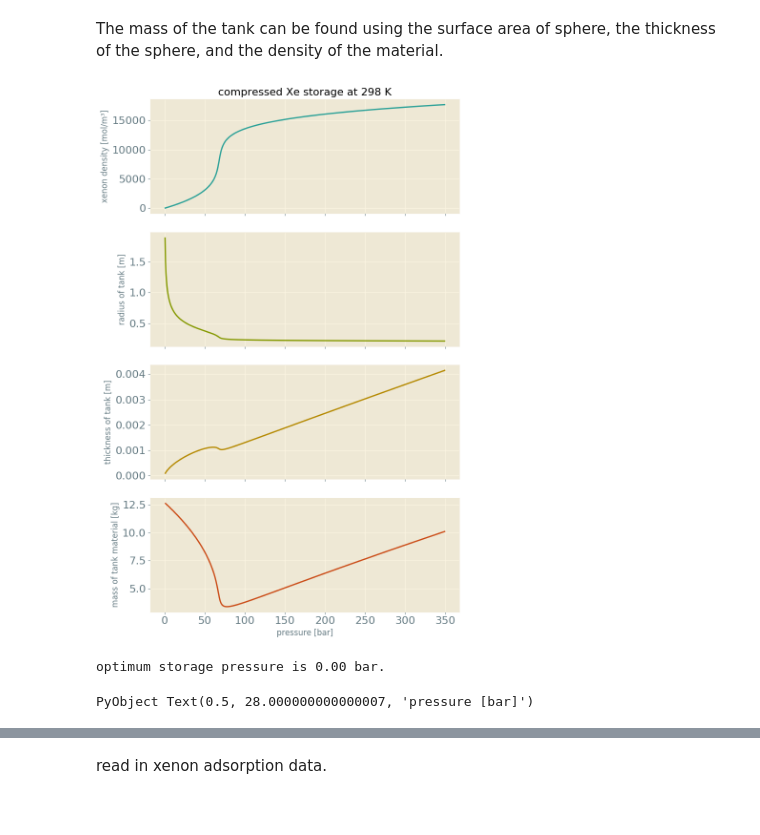
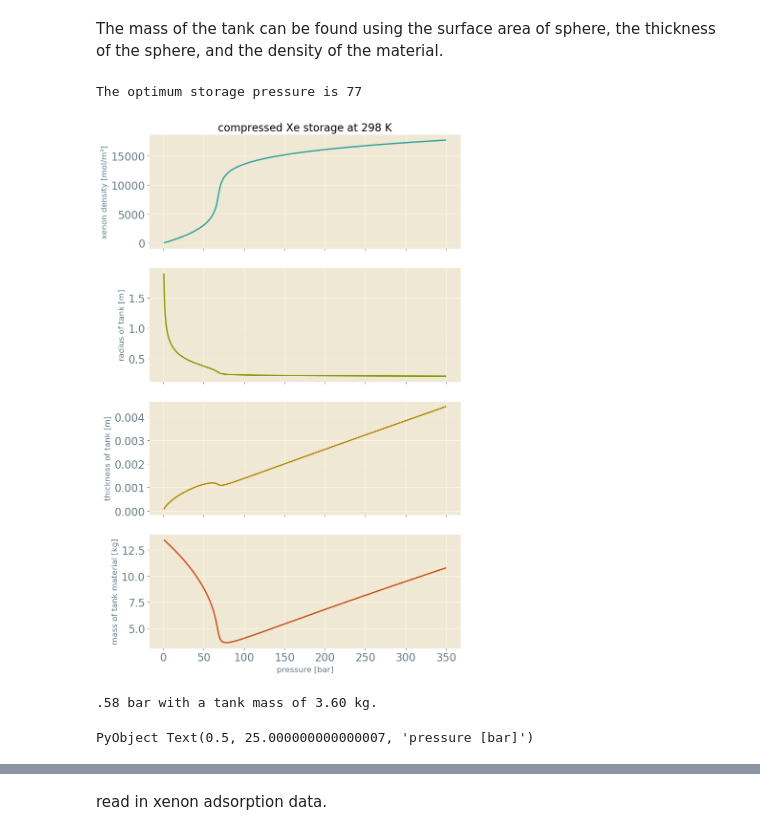
Before and after one commit to SimonEnsemble/PropellantStorage, a Jupyter notebook: Xe_Propellant_Storage.ipynb, the cells around one changed output, grey strips where cells are left out. Drawn from its saved outputs; the diff is of its cells as text; code cells hidden in the pictures.

```diff
--- a/Xe_Propellant_Storage.ipynb
+++ b/Xe_Propellant_Storage.ipynb
@@ -124,7 +123,7 @@ volume_cxe_tank = mol_desired_xe_propellant ./ ρ_xe; # m³
 # %% [markdown]
 Assuming the tank is spherical, we can calculate the radius of the tank for each choice of storage pressure.
 # %%
-radius_cxe_tank = (V_cXe_tank * 3 / (4 * π)) .^ (1 / 3); # m
+radius_cxe_tank = (volume_cxe_tank * 3 / (4 * π)) .^ (1 / 3); # m
 # %% [markdown]
 We apply the thin-walled tank stress model to obtain the minimum wall thickness required to contain the pressure of the compressed xenon. Thickness is found using the free-body diagram of a spherical, thin-walled tank. By taking the force of the fluid over a cross-sectional area ($P \pi  r ^ 2$) set equal to the force of the tank walls over the circumference, including the yield strength and thickness of the wall ($2 \pi  r \sigma  t$). We then isolate $t$ to solve for the thickness.
 
@@ -136,30 +135,32 @@ thickness_cxe_tank = pressures .* radius_cxe_tank / (2 * σ_tank_material); # ta
 # %% [markdown]
 The mass of the tank can be found using the surface area of sphere, the thickness of the sphere, and the density of the material.
 # %%
-mass_cxe_tank_material = ρ_tank_material * 4 * π * radius_cxe_tank .^ 2 .* thickness_cxe_tank; # kg
+mass_cxe_tank_material = ρ_tank_material * (4 * π) * (radius_cxe_tank .^ 2) .* thickness_cxe_tank; # kg
 # %%
 argmin_p_mass = argmin(mass_cxe_tank_material)
-@printf("optimum storage pressure is %.2f bar.\n", pressures[argmin_p_mass])
+@printf("The optimum storage pressure is %.2f bar with a tank mass of %.2f kg.",
+    pressures[argmin_p_mass],mass_cxe_tank_material[argmin_p_mass])
 
 fig, axs = subplots(4, 1, figsize=(8, 12),
                     sharex=true, sharey=false, tight_layout=true)
 
 axs[1].plot(pressures, ρ_xe, color="C1")
 axs[1].set_ylabel("xenon density [mol/m³]")
 axs[1].set_title("compressed Xe storage at 298 K")
 
 axs[2].plot(pressures, radius_cxe_tank, color="C2")
 axs[2].set_ylabel("radius of tank [m]")
 
 axs[3].plot(pressures, thickness_cxe_tank, color="C3")
 axs[3].set_ylabel("thickness of tank [m]")
 
 axs[4].plot(pressures, mass_cxe_tank_material, color="C4")
 axs[4].set_ylabel("mass of tank material [kg]")
 
 xlabel("pressure [bar]")
 # %% [output]
+The optimum storage pressure is 77
-[figure, old version]
+[figure, new version]
-optimum storage pressure is 0.00 bar.
-PyObject Text(0.5, 28.000000000000007, 'pressure [bar]')
+.58 bar with a tank mass of 3.60 kg.
+PyObject Text(0.5, 25.000000000000007, 'pressure [bar]')
 # %%
```
Also changed, not shown: parts of 32 cells of this notebook, 9 other files.
